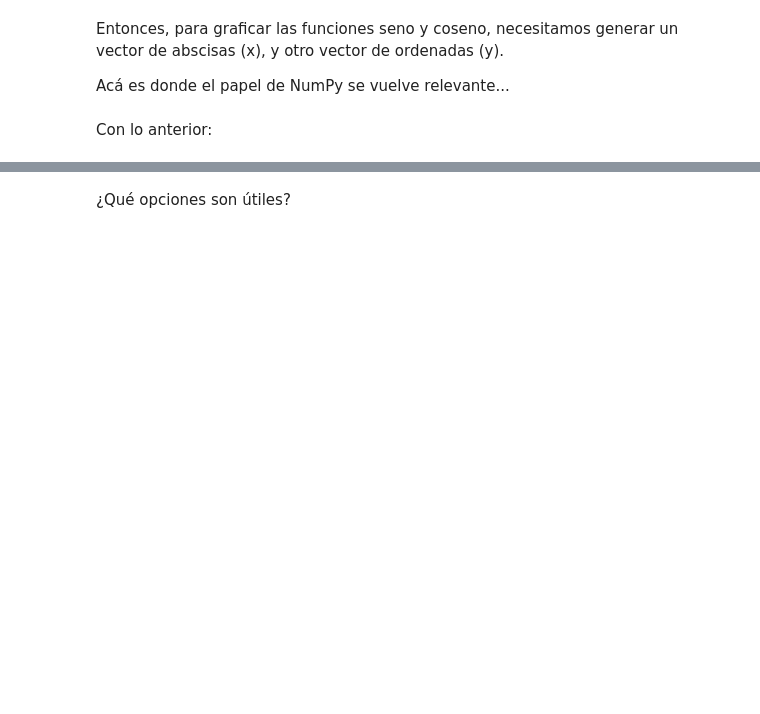
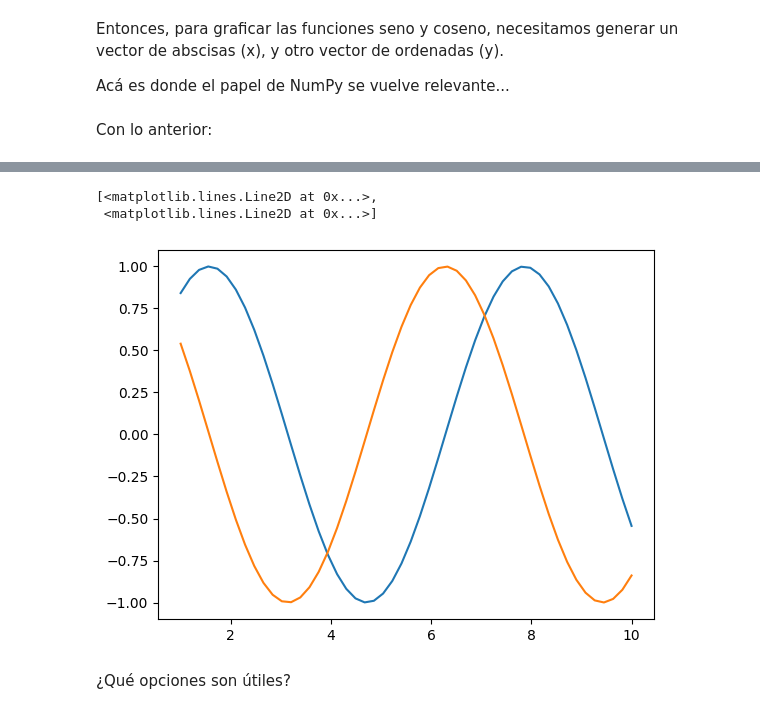
Before and after one commit to echaparro/Introduccion_Aprendizaje_Automatico_2025, a Jupyter notebook: Modulo1/05- VisualizacionNumpyMatplotlib.ipynb, the cells around one changed output, grey strips where cells are left out. Drawn from its saved outputs; the diff is of its cells as text; code cells hidden in the pictures; blank space fills up the shorter version.

```diff
--- a/Modulo1/05- VisualizacionNumpyMatplotlib.ipynb
+++ b/Modulo1/05- VisualizacionNumpyMatplotlib.ipynb
@@ -61,3 +80,5 @@ Acá es donde el papel de NumPy se vuelve relevante...
 Con lo anterior:
 # %%
 # Crear un vector x que vaya desde 0 hasta 10
+x= np.linspace(1,10)
+x
@@ -64,7 +96,14 @@ Con lo anterior:
 # %%
 # Evaluar las funciones sin y cos
+y1= np.sin(x)
+y2= np.cos(x)
 # %%
 # Graficar en un mismo gráfico
+plt.plot(x,y1,x,y2)
+# %% [output]
+[<matplotlib.lines.Line2D at 0x...>,
+ <matplotlib.lines.Line2D at 0x...>]
+[figure, added]
 # %% [markdown]
 ¿Qué opciones son útiles?
 # %%
```
Also changed, not shown: parts of 33 cells of this notebook, 4 other files.
